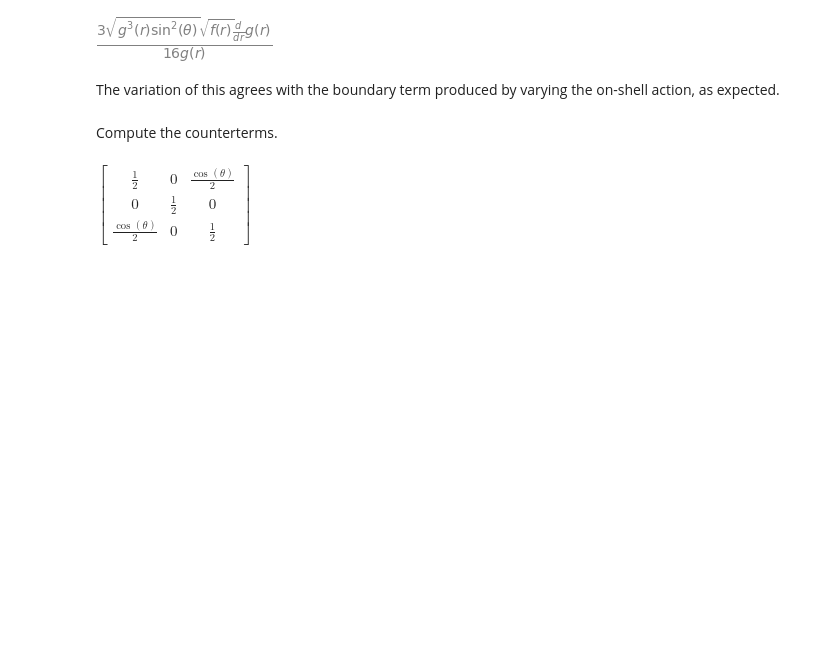
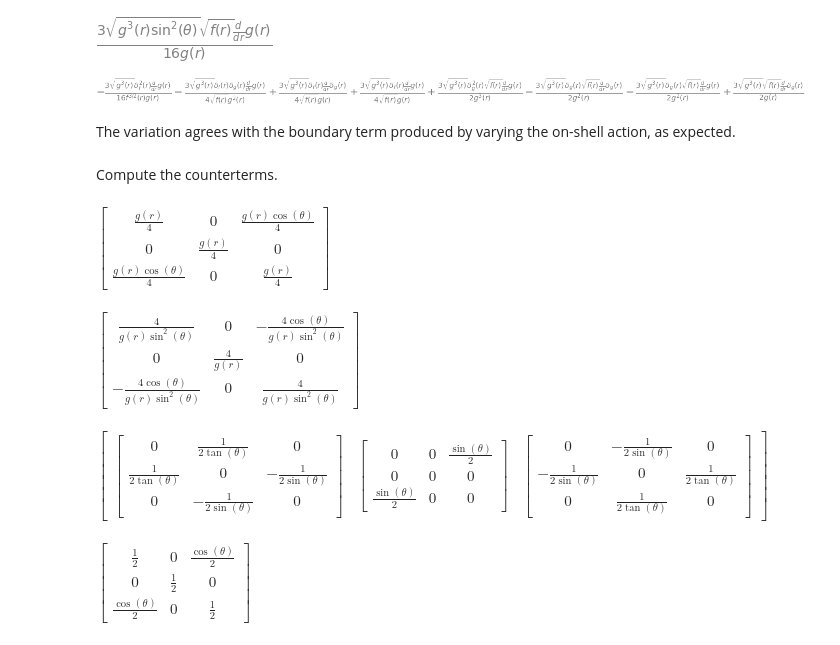
Before and after one commit to jchryssanthacopoulos/wormholes, a Jupyter notebook: einstein_maxwell_ads4_scalar_perturb.ipynb, the cells around one changed output. Saved outputs shown, nothing was run; the diff lists cells and outputs as text; code cells hidden in the pictures; blank space fills up the shorter version.

Commit message:
Update the report and compute variation of GHY term

```diff
--- a/einstein_maxwell_ads4_scalar_perturb.ipynb
+++ b/einstein_maxwell_ads4_scalar_perturb.ipynb
@@ -273,10 +273,30 @@ ghy_term = sympy.sqrt(det_h) * K
 ghy_term.simplify()
 # %% [output]
 [figure]
+# %%
+dghy = sympy.sqrt(g ** 3) * K.subs({f: f + eps * delta_f, g: g + eps * delta_g}) - sympy.sqrt(g ** 3) * K
+dghy = dghy.series(eps, n=3).removeO().subs(eps, 1)
+dghy
+# %% [output]
+[figure, added]
 # %% [markdown]
-The variation of this agrees with the boundary term produced by varying the on-shell action, as expected.
+The variation agrees with the boundary term produced by varying the on-shell action, as expected.
 # %% [markdown]
 Compute the counterterms.
+# %%
+induced_metric.tensor()
+# %% [output]
+$\displaystyle \left[\begin{matrix}\frac{g{\left(r \right)}}{4} & 0 & \frac{g{\left(r \right)} \cos{\left(\theta \right)}}{4}\\0 & \frac{g{\left(r \right)}}{4} & 0\\\frac{g{\left(r \right)} \cos{\left(\theta \right)}}{4} & 0 & \frac{g{\left(r \right)}}{4}\end{matrix}\right]$
+# %%
+induced_metric.inv().tensor()
+# %% [output]
+$\displaystyle \left[\begin{matrix}\frac{4}{g{\left(r \right)} \sin^{2}{\left(\theta \right)}} & 0 & - \frac{4 \cos{\left(\theta \right)}}{g{\left(r \right)} \sin^{2}{\left(\theta \right)}}\\0 & \frac{4}{g{\left(r \right)}} & 0\\- \frac{4 \cos{\left(\theta \right)}}{g{\left(r \right)} \sin^{2}{\left(\theta \right)}} & 0 & \frac{4}{g{\left(r \right)} \sin^{2}{\left(\theta \right)}}\end{matrix}\right]$
+# %%
+ch = ChristoffelSymbols.from_metric(induced_metric)
+ch = ch.tensor().simplify()
+ch
+# %% [output]
+$\displaystyle \left[\begin{matrix}\left[\begin{matrix}0 & \frac{1}{2 \tan{\left(\theta \right)}} & 0\\\frac{1}{2 \tan{\left(\theta \right)}} & 0 & - \frac{1}{2 \sin{\left(\theta \right)}}\\0 & - \frac{1}{2 \sin{\left(\theta \right)}} & 0\end{matrix}\right] & \left[\begin{matrix}0 & 0 & \frac{\sin{\left(\theta \right)}}{2}\\0 & 0 & 0\\\frac{\sin{\left(\theta \right)}}{2} & 0 & 0\end{matrix}\right] & \left[\begin{matrix}0 & - \frac{1}{2 \sin{\left(\theta \right)}} & 0\\- \frac{1}{2 \sin{\left(\theta \right)}} & 0 & \frac{1}{2 \tan{\left(\theta \right)}}\\0 & \frac{1}{2 \tan{\left(\theta \right)}} & 0\end{matrix}\right]\end{matrix}\right]$
 # %%
 Ric_induced = RicciTensor.from_metric(induced_metric)
 Ric_induced.tensor().simplify()
```
Also changed, not shown: 1 other file.
